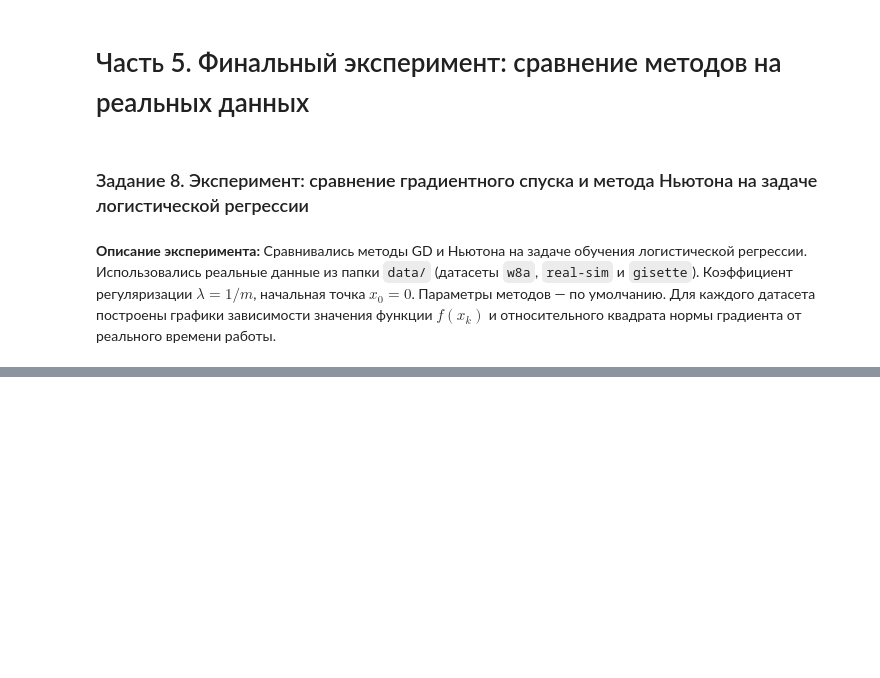
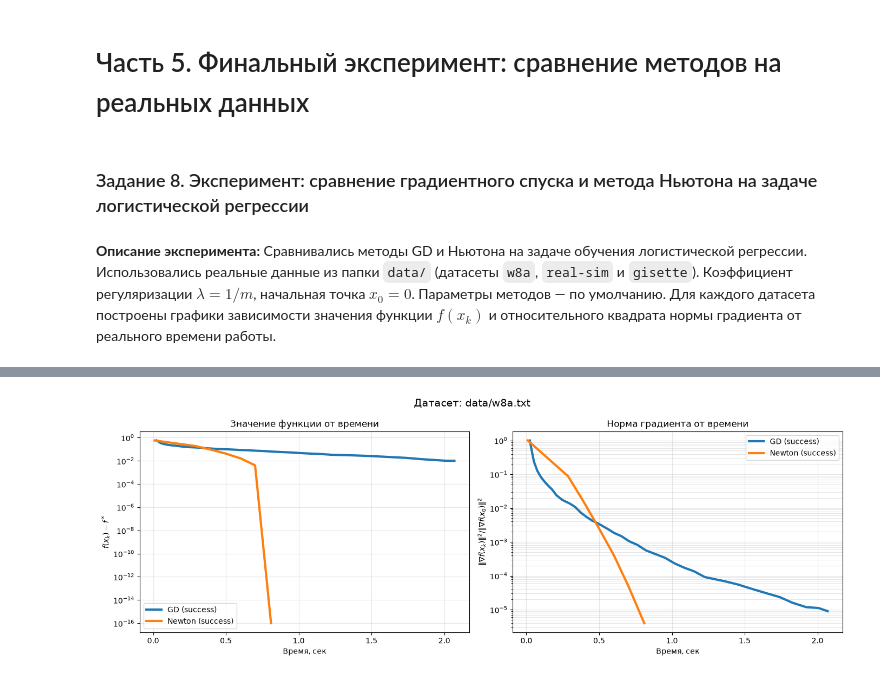
Before and after one commit to aabaranova/ML2026_autumn, a Jupyter notebook: homework-04/D4.ipynb, the cells around one changed output, grey strips where cells are left out. Drawn from its saved outputs; the diff is of its cells as text; code cells hidden in the pictures; blank space fills up the shorter version.

```diff
--- a/homework-04/D4.ipynb
+++ b/homework-04/D4.ipynb
@@ -443,0 +254,86 @@ Newton: iterations_exceeded, время: 390.39с, итераций: 2
+# %%
+import numpy as np
+import matplotlib.pyplot as plt
+from sklearn.datasets import load_svmlight_file
+import oracles
+import optimization
+import time
+
+def run_on_dataset(path):
+    print(f"\n--- Запуск на {path} ---")
+    A, b = load_svmlight_file(path)
+    A = A.tocsr()
+    m, n = A.shape
+    regcoef = 1.0 / m
+    oracle = oracles.LogRegL2Oracle(A, b, regcoef)
+    x0 = np.zeros(n)
+
+    print(f"Размерность: m={m}, n={n}, nnz={A.nnz}")
+
+    # Градиентный спуск (ТОЛЬКО параметры по умолчанию)
+    t0 = time.time()
+    _, msg_gd, h_gd = optimization.gradient_descent(
+        oracle, x0, trace=True)
+    print(f"GD: {msg_gd}, время: {time.time()-t0:.2f}с, итераций: {len(h_gd.get('func', []))}")
+
+    # Метод Ньютона (ТОЛЬКО параметры по умолчанию, но с перехватом MemoryError)
+    t0 = time.time()
+    try:
+        _, msg_n, h_n = optimization.newton(
+            oracle, x0, trace=True)
+        print(f"Newton: {msg_n}, время: {time.time()-t0:.2f}с, итераций: {len(h_n.get('func', []))}")
+    except MemoryError:
+        msg_n = "MemoryError"
+        h_n = {'func': [], 'time': [], 'grad_norm': []}
+        print(f"Newton: MemoryError (не хватило памяти на матрицу {n}x{n})")
+
+    # Безопасное извлечение историй
+    funcs_gd = h_gd.get('func', [])
+    funcs_n = h_n.get('func', [])
+
+    # Находим лучшее значение функции для построения f(x) - f*
+    all_funcs = funcs_gd + funcs_n
+    f_star = min(all_funcs) if all_funcs else np.inf
+
+    fig, axes = plt.subplots(1, 2, figsize=(14, 5))
+
+    # График 1: f(x) - f* от времени
+    if funcs_gd:
+        axes[0].semilogy(h_gd['time'], np.array(funcs_gd) - f_star + 1e-16,
+                         linewidth=3, label=f'GD ({msg_gd})')
+    if funcs_n:
+        axes[0].semilogy(h_n['time'], np.array(funcs_n) - f_star + 1e-16,
+                         linewidth=3, label=f'Newton ({msg_n})')
+    axes[0].set_xlabel('Время, сек')
+    axes[0].set_ylabel(r'$f(x_k) - f^*$')
+    axes[0].legend()
+    axes[0].grid(True, which='both', alpha=0.3)
+    axes[0].set_title('Значение функции от времени')
+
+    # График 2: Относительный квадрат нормы градиента от времени
+    gn_gd = h_gd.get('grad_norm', [])
+    gn_n = h_n.get('grad_norm', [])
+
+    if gn_gd:
+        g0 = gn_gd[0] ** 2
+        axes[1].semilogy(h_gd['time'], np.array(gn_gd)**2 / g0,
+                         linewidth=3, label=f'GD ({msg_gd})')
+    if gn_n:
+        g0 = gn_n[0] ** 2
+        axes[1].semilogy(h_n['time'], np.array(gn_n)**2 / g0,
+                         linewidth=3, label=f'Newton ({msg_n})')
+
+    axes[1].set_xlabel('Время, сек')
+    axes[1].set_ylabel(r'$\|\nabla f(x_k)\|^2 / \|\nabla f(x_0)\|^2$')
+    axes[1].legend()
+    axes[1].grid(True, which='both', alpha=0.3)
+    axes[1].set_title('Норма градиента от времени')
+
+    plt.suptitle(f'Датасет: {path}', fontsize=14)
+    plt.tight_layout()
+    plt.show()
+
+# Запускаем для всех трех датасетов
+for name in ['w8a.txt', 'real-sim.bz2', 'gisette_scale.bz2']:
+    run_on_dataset(f'data/{name}')
+# %% [output]
@@ -443,0 +344 @@ Newton: iterations_exceeded, время: 390.39с, итераций: 2
+[figure, added]
```
Also changed, not shown: parts of 5 cells of this notebook.
